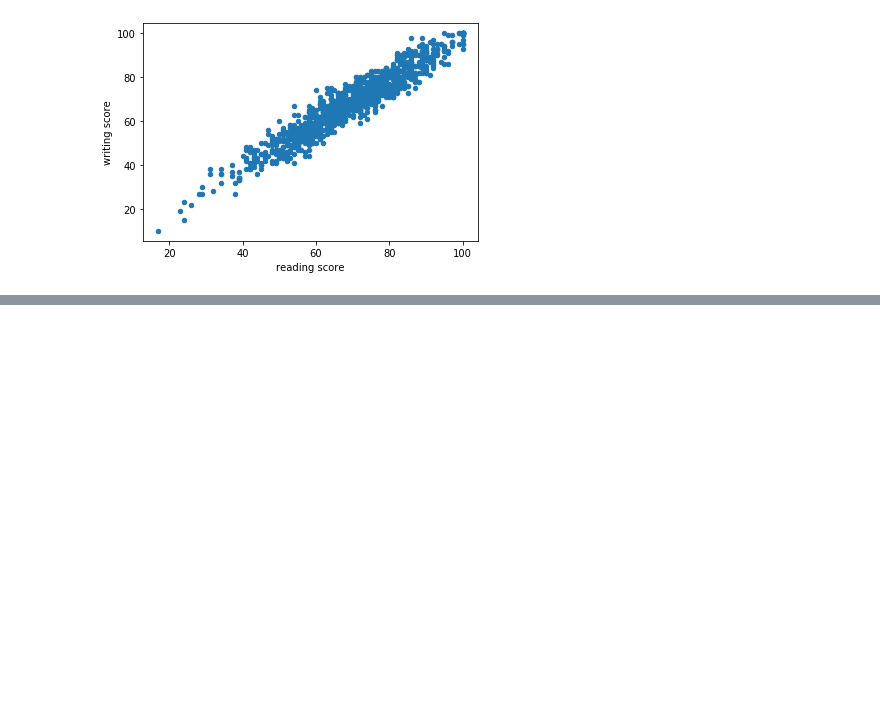
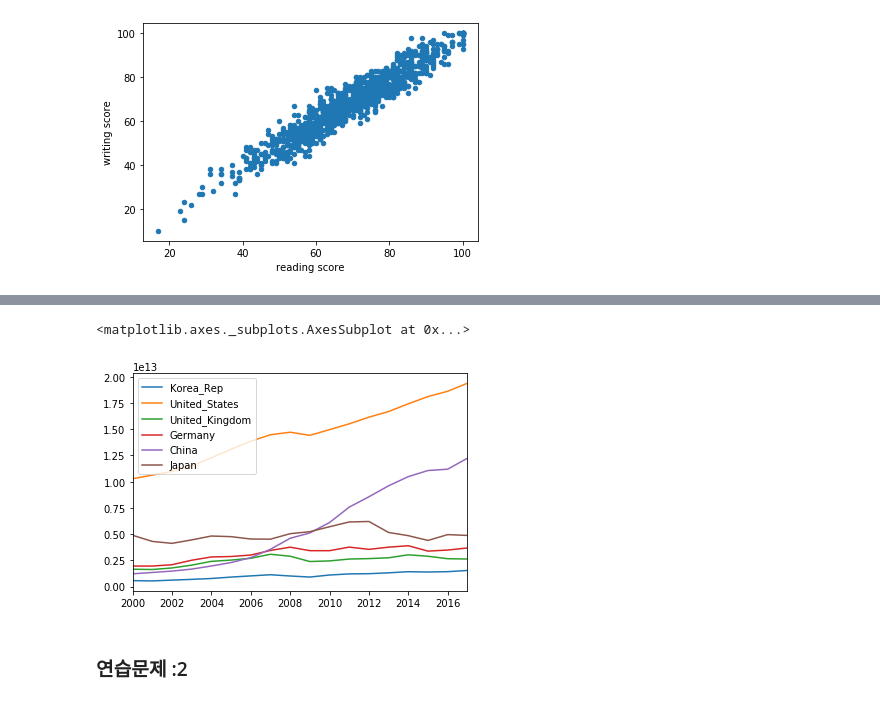
Before and after one commit to woodg1207/TIL, a Jupyter notebook: 99_home_doodle/datascience/06_시각화.ipynb, the cells around one changed output, grey strips where cells are left out. Saved outputs shown, nothing was run; the diff lists cells and outputs as text; code cells hidden in the pictures; blank space fills up the shorter version.

```diff
--- a/99_home_doodle/datascience/06_시각화.ipynb
+++ b/99_home_doodle/datascience/06_시각화.ipynb
@@ -215,0 +218,5 @@ df.plot(kind='scatter',x='reading score', y='writing score')
+# %%
+%matplotlib inline
+import pandas as pd
+df = pd.read_csv('data/gdp.csv', index_col=0)
+df
@@ -215,0 +242,7 @@ df.plot(kind='scatter',x='reading score', y='writing score')
+# %%
+df[["Korea_Rep", "United_States", "United_Kingdom", "Germany", "China", "Japan"]].plot()
+# %% [output]
+<matplotlib.axes._subplots.AxesSubplot at 0x...>
+[figure, added]
+# %% [markdown]
+### 연습문제 :2
```
Also changed, not shown: parts of 13 cells of this notebook, 9 other files.
